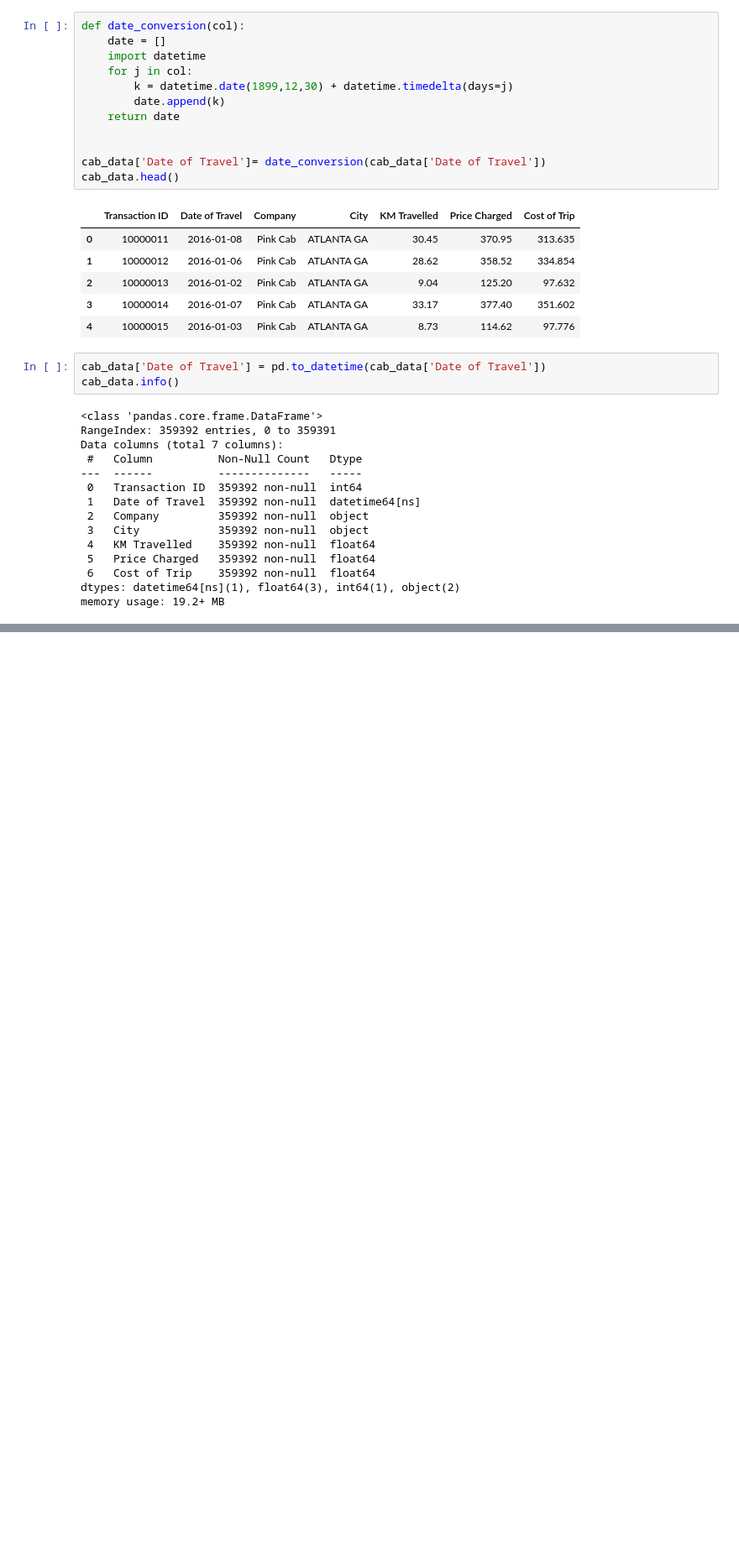
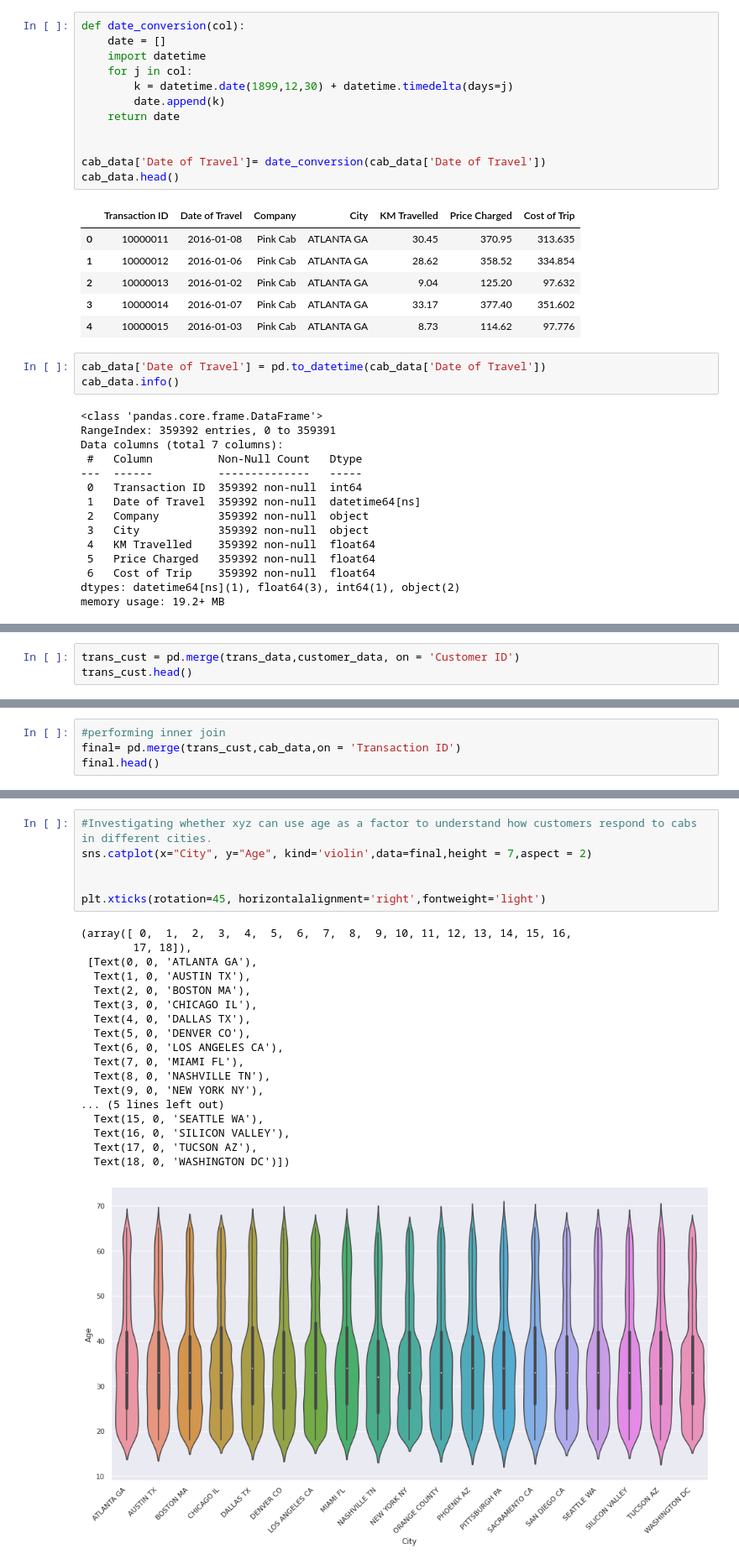
Before and after one commit to colinmburugu/DataSets, a Jupyter notebook: CABS.ipynb, the cells around one changed output, grey strips where cells are left out. Shown: that part at 84% size. Drawn from its saved outputs; the diff is of its cells as text; blank space fills up the shorter version.

```diff
--- a/CABS.ipynb
+++ b/CABS.ipynb
@@ -109,0 +124,3 @@ memory usage: 19.2+ MB
+# %%
+trans_cust = pd.merge(trans_data,customer_data, on = 'Customer ID')
+trans_cust.head()
@@ -109,0 +171,4 @@ memory usage: 19.2+ MB
+# %%
+#performing inner join
+final= pd.merge(trans_cust,cab_data,on = 'Transaction ID')
+final.head()
@@ -109,0 +288,25 @@ memory usage: 19.2+ MB
+# %%
+#Investigating whether xyz can use age as a factor to understand how customers respond to cabs in different cities.
+sns.catplot(x="City", y="Age", kind='violin',data=final,height = 7,aspect = 2)
+
+
+plt.xticks(rotation=45, horizontalalignment='right',fontweight='light')
+# %% [output]
+(array([ 0,  1,  2,  3,  4,  5,  6,  7,  8,  9, 10, 11, 12, 13, 14, 15, 16,
+        17, 18]),
+ [Text(0, 0, 'ATLANTA GA'),
+  Text(1, 0, 'AUSTIN TX'),
+  Text(2, 0, 'BOSTON MA'),
+  Text(3, 0, 'CHICAGO IL'),
+  Text(4, 0, 'DALLAS TX'),
+  Text(5, 0, 'DENVER CO'),
+  Text(6, 0, 'LOS ANGELES CA'),
+  Text(7, 0, 'MIAMI FL'),
+  Text(8, 0, 'NASHVILLE TN'),
+  Text(9, 0, 'NEW YORK NY'),
+... (5 lines left out)
+  Text(15, 0, 'SEATTLE WA'),
+  Text(16, 0, 'SILICON VALLEY'),
+  Text(17, 0, 'TUCSON AZ'),
+  Text(18, 0, 'WASHINGTON DC')])
+[figure, added]
```
Also changed, not shown: parts of 21 cells of this notebook.
